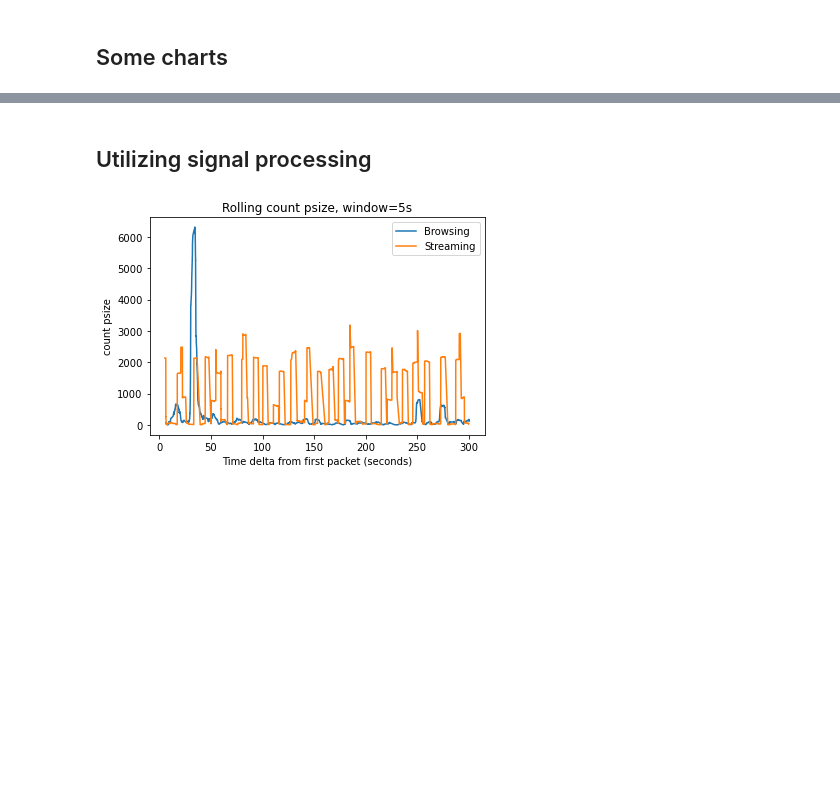
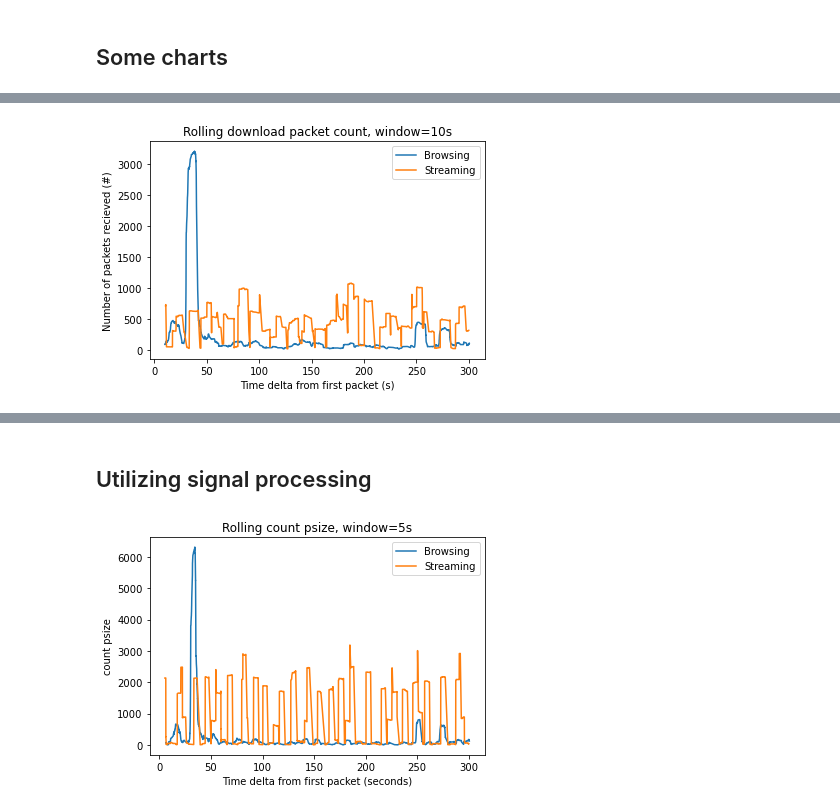
Before and after one commit to parkeraddison/flowpic-replication, a Jupyter notebook: notebooks/4_feature-exploration.ipynb, the cells around one changed output, grey strips where cells are left out. Cells and saved outputs as stored; diff of their text form; code cells hidden in the pictures; blank space fills up the shorter version.

```diff
--- a/notebooks/4_feature-exploration.ipynb
+++ b/notebooks/4_feature-exploration.ipynb
@@ -31,0 +73,11 @@ src.charts.compare_rolling(
+# %%
+src.charts.compare_rolling(
+    b, s, 'psize', 10, 'count',
+    filters=[src.features.filtering.upload_pkts],
+    title='Rolling download packet count, window=10s',
+    xlabel='Time delta from first packet (s)',
+    ylabel='Number of packets recieved (#)'
+)
+# plt.legend(loc=4)
+# %% [output]
+[figure, added]
```
Also changed, not shown: parts of 10 cells of this notebook, 13 other files.
